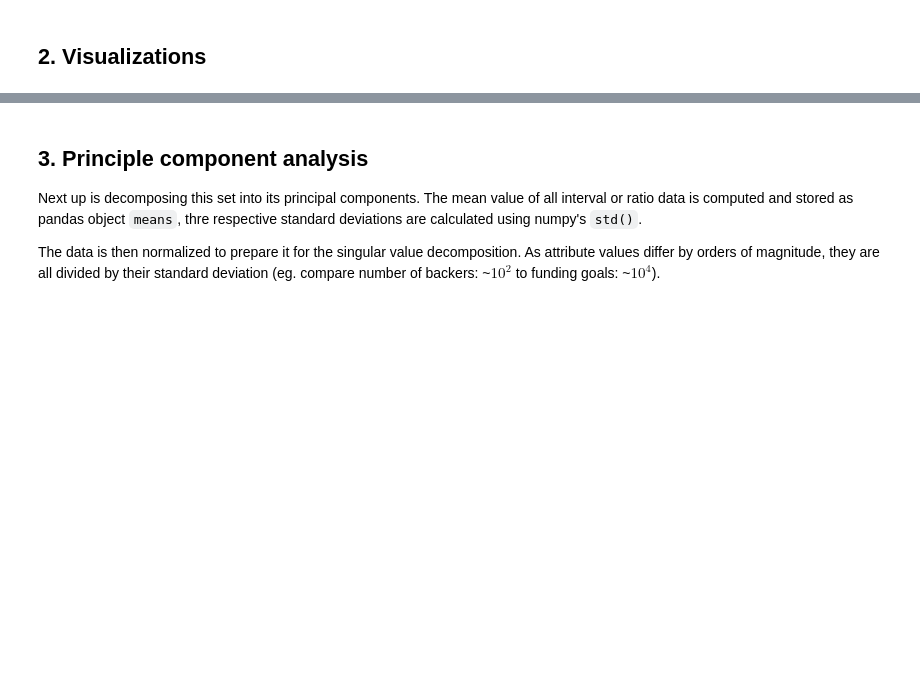
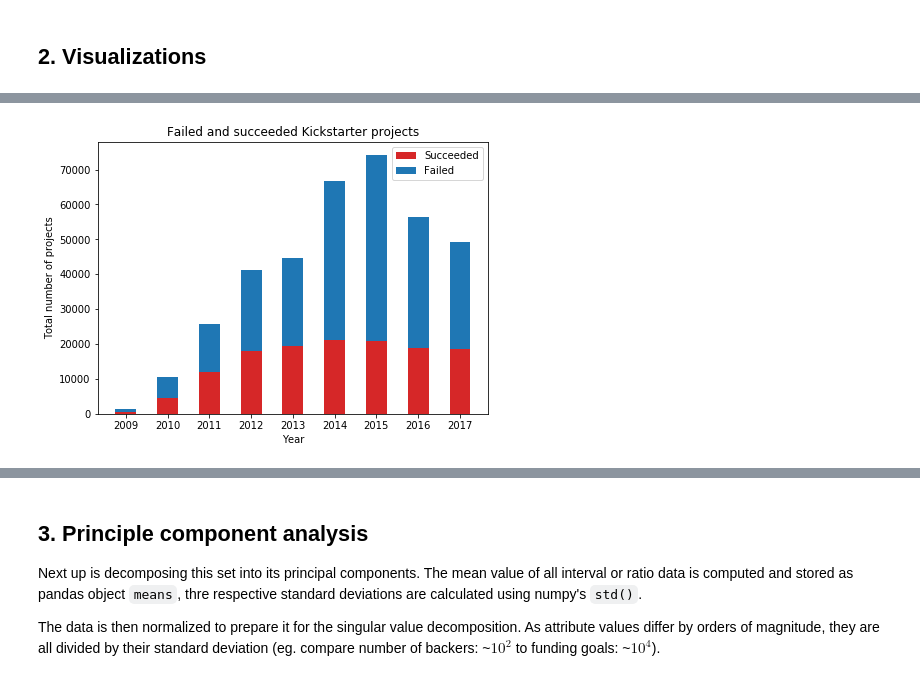
Before and after one commit to dtubfg/Machine-Learning-project-1, a Jupyter notebook: PCA_Kickstarter.ipynb, the cells around one changed output, grey strips where cells are left out. Drawn from its saved outputs; the diff is of its cells as text; code cells hidden in the pictures; blank space fills up the shorter version.

```diff
--- a/PCA_Kickstarter.ipynb
+++ b/PCA_Kickstarter.ipynb
@@ -608,3 +604,19 @@ Name: month_absolute, Length: 369961, dtype: int64
+# %%
+fig = plt.subplots(figsize=(7,5))
+N = 9
+ind = np.arange(N)
+width = 0.5        # the width of the bars
+
+p1 = plt.bar(ind, successes, width, color='#d62728')
+p2 = plt.bar(ind, fails, width, bottom=successes)
+
+plt.ylabel('Total number of projects')
+plt.title('Failed and succeeded Kickstarter projects')
+plt.xlabel('Year')
+plt.xticks(ind, yr_sort)
+plt.legend((p1[0], p2[0]), ('Succeeded', 'Failed'));
+# %% [output]
+[figure, added]
 # %%
 fig, ax = plt.subplots(figsize=(10,6))
 sns.countplot(
```
Also changed, not shown: parts of 19 cells of this notebook, 1 other file.
